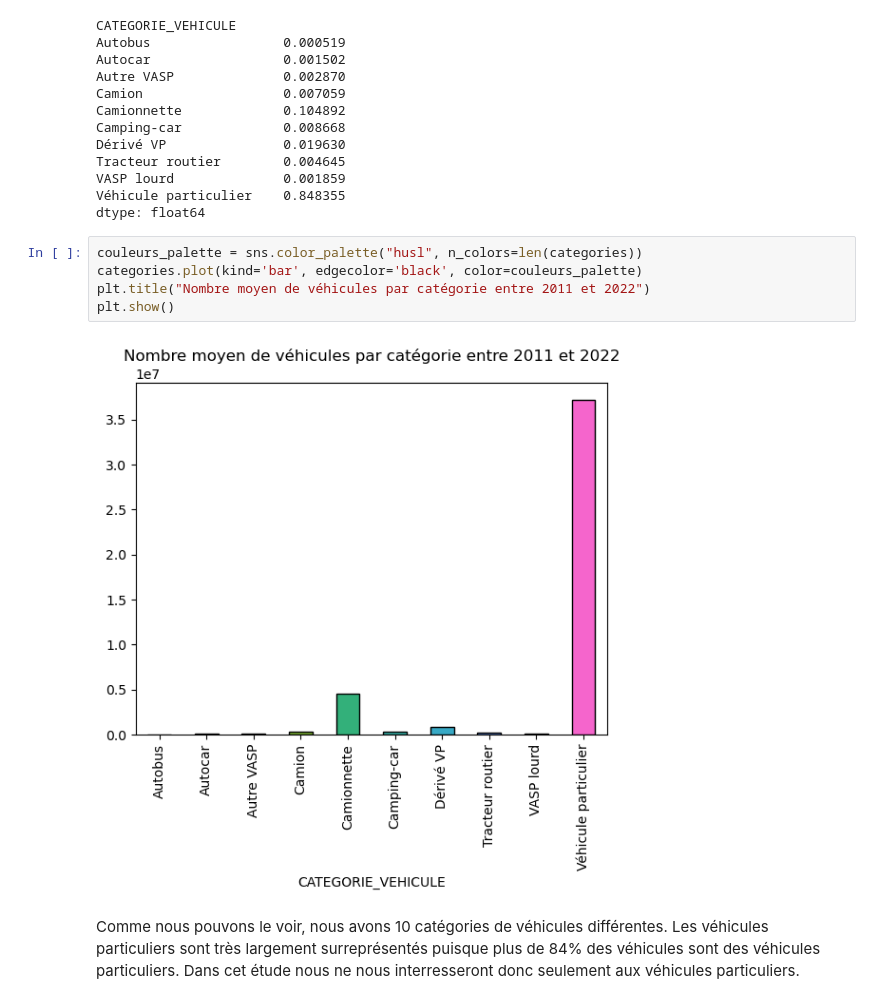
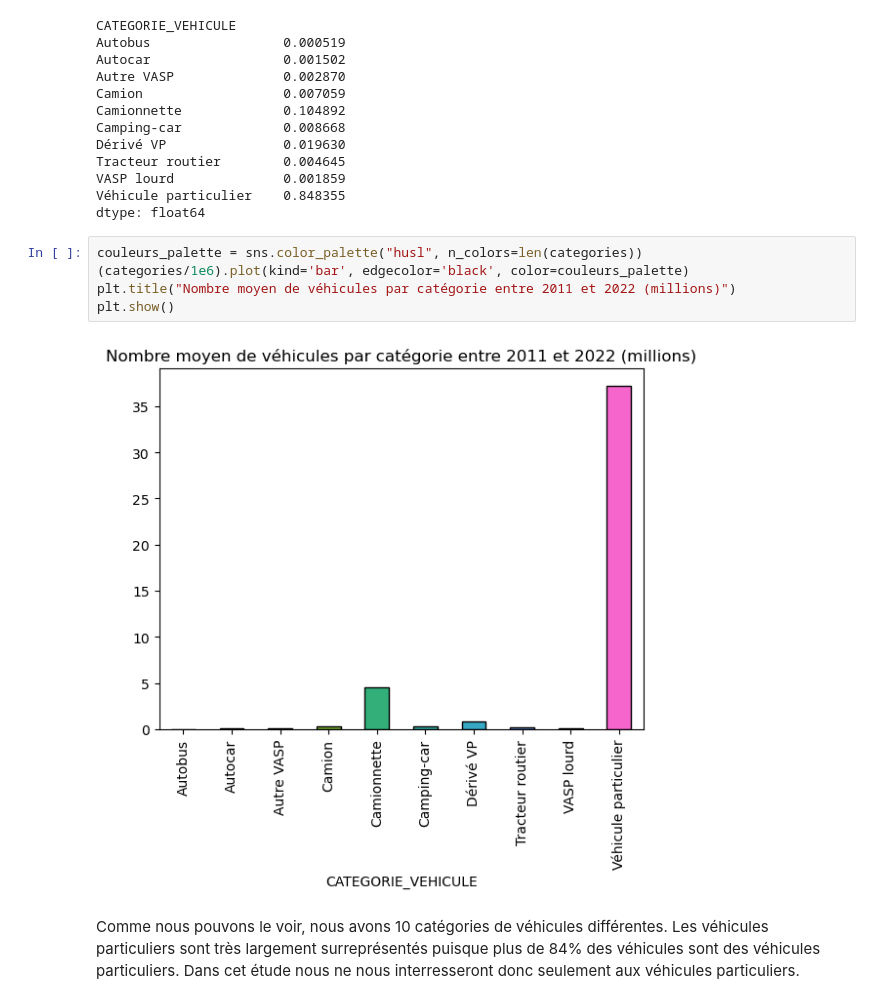
Before and after one commit to TheoLBTN/Projet-Python, a Jupyter notebook: Stat_descriptivesV2.ipynb, the cells around one changed output. Cells and saved outputs as stored; diff of their text form.

```diff
--- a/Stat_descriptivesV2.ipynb
+++ b/Stat_descriptivesV2.ipynb
@@ -64,11 +67,11 @@ Véhicule particulier    0.848355
 dtype: float64
 # %%
 couleurs_palette = sns.color_palette("husl", n_colors=len(categories))
-categories.plot(kind='bar', edgecolor='black', color=couleurs_palette)
-plt.title("Nombre moyen de véhicules par catégorie entre 2011 et 2022")
+(categories/1e6).plot(kind='bar', edgecolor='black', color=couleurs_palette)
+plt.title("Nombre moyen de véhicules par catégorie entre 2011 et 2022 (millions)")
 plt.show()
 # %% [output]
-[figure, old version]
+[figure, new version]
 # %% [markdown]
 Comme nous pouvons le voir, nous avons 10 catégories de véhicules différentes. Les véhicules particuliers sont très largement
 surreprésentés puisque plus de 84% des véhicules sont des véhicules particuliers.
```
Also changed, not shown: parts of 7 cells of this notebook, 1 other file.
